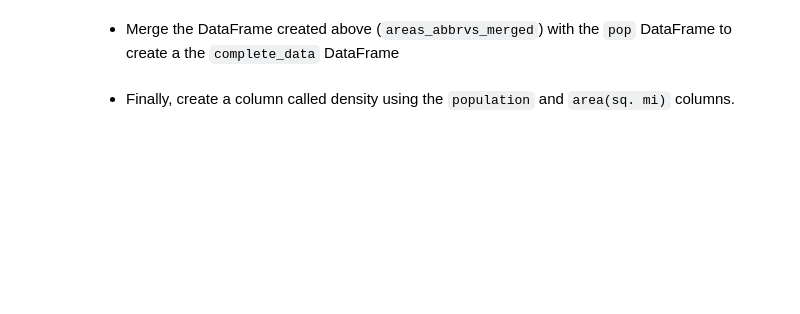
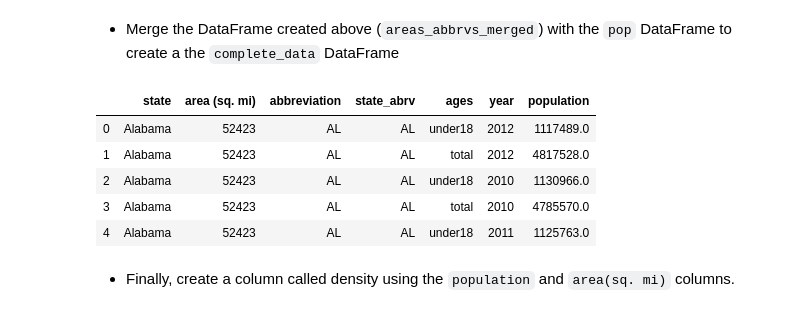
Before and after one commit to jarp/ITAO-30210-SP21, a Jupyter notebook: Class_12_Pandas_Combining_MultiIndex.ipynb, the cells around one changed output. Saved outputs shown, nothing was run; the diff lists cells and outputs as text; code cells hidden in the pictures; blank space fills up the shorter version.

```diff
--- a/Class_12_Pandas_Combining_MultiIndex.ipynb
+++ b/Class_12_Pandas_Combining_MultiIndex.ipynb
@@ -393,4 +683,18 @@ abbrevs.head()
 # %% [markdown]
 * Merge the DataFrame created above (`areas_abbrvs_merged`) with the `pop` DataFrame to create a the `complete_data` DataFrame
+# %%
+complete_data = pd.merge(
+    areas_abbrvs_merged, pop,
+    left_on="abbreviation",
+    right_on="state_abrv"
+)
+complete_data.head()
+# %% [output]
+|  | state | area (sq. mi) | abbreviation | state_abrv | ages | year | population |
+| 0 | Alabama | 52423 | AL | AL | under18 | 2012 | 1117489.0 |
+| 1 | Alabama | 52423 | AL | AL | total | 2012 | 4817528.0 |
+| 2 | Alabama | 52423 | AL | AL | under18 | 2010 | 1130966.0 |
+| 3 | Alabama | 52423 | AL | AL | total | 2010 | 4785570.0 |
+| 4 | Alabama | 52423 | AL | AL | under18 | 2011 | 1125763.0 |
 # %% [markdown]
 * Finally, create a column called density using the `population` and `area(sq. mi)` columns.
```
Also changed, not shown: parts of 45 cells of this notebook, 4 other files.
